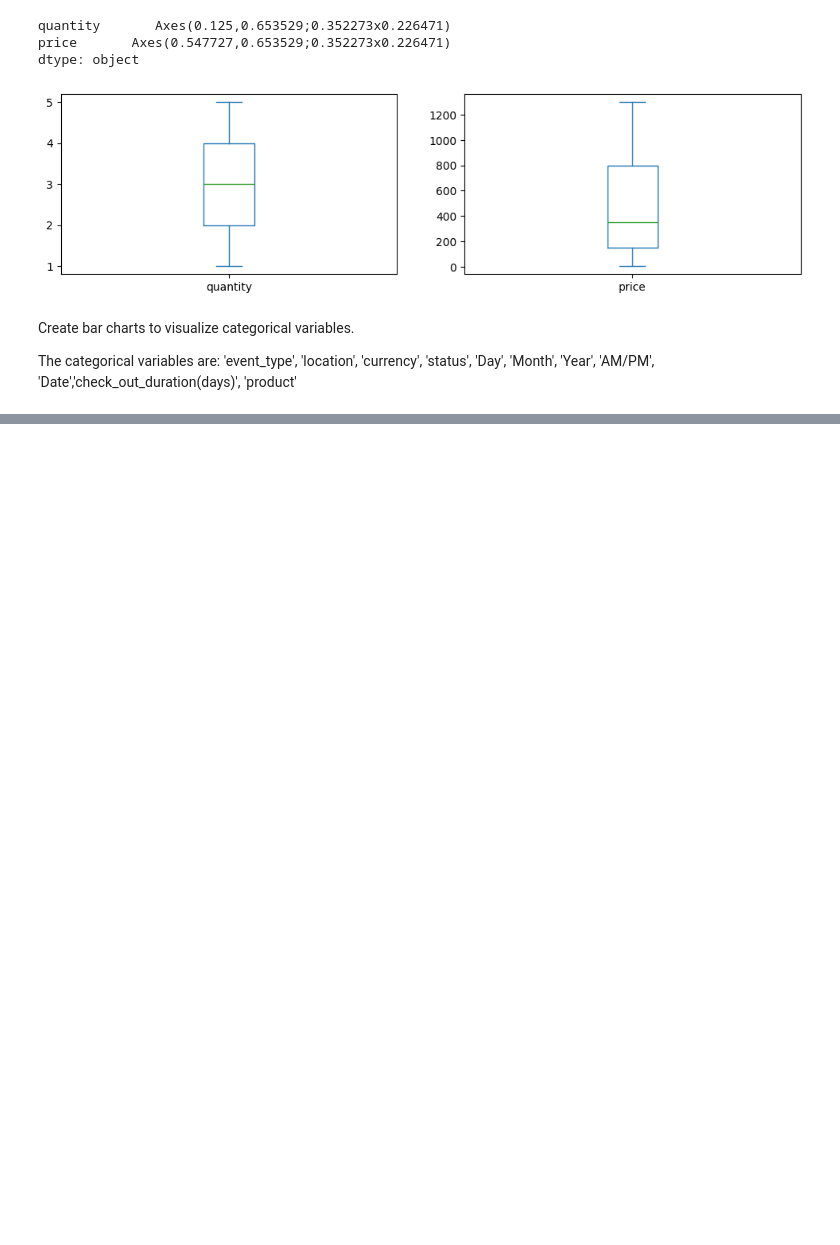
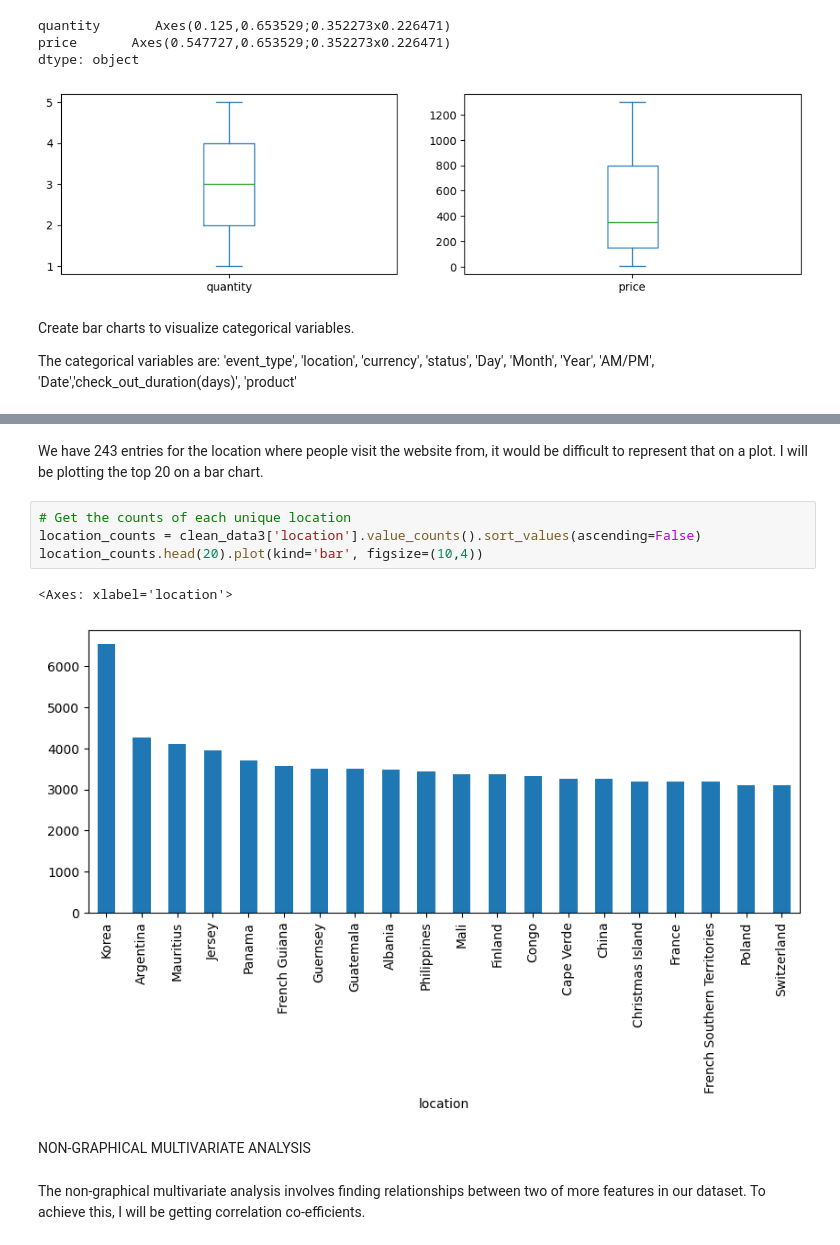
Before and after one commit to Sunday-Oladokun/ShopSmart-Inc.-E-commerce-Data-Analysis-Project, a Jupyter notebook: Project_2nd Semester.ipynb, the cells around one changed output, grey strips where cells are left out. Drawn from its saved outputs; the diff is of its cells as text; blank space fills up the shorter version.

```diff
--- a/Project_2nd Semester.ipynb
+++ b/Project_2nd Semester.ipynb
@@ -823,0 +835,14 @@ Our data and the matching data types look okay
+# %% [markdown]
+We have 243 entries for the location where people visit the website from, it would be difficult to represent that on a plot.
+I will be plotting the top 20 on a bar chart.
+# %%
+# Get the counts of each unique location
+location_counts = clean_data3['location'].value_counts().sort_values(ascending=False)
+location_counts.head(20).plot(kind='bar', figsize=(10,4))
+# %% [output]
+<Axes: xlabel='location'>
+[figure, added]
+# %% [markdown]
+NON-GRAPHICAL MULTIVARIATE ANALYSIS
+# %% [markdown]
+The non-graphical multivariate analysis involves finding relationships between two of more features in our dataset. To achieve this, I will be getting correlation co-efficients.
```
Also changed, not shown: parts of 30 cells of this notebook.
